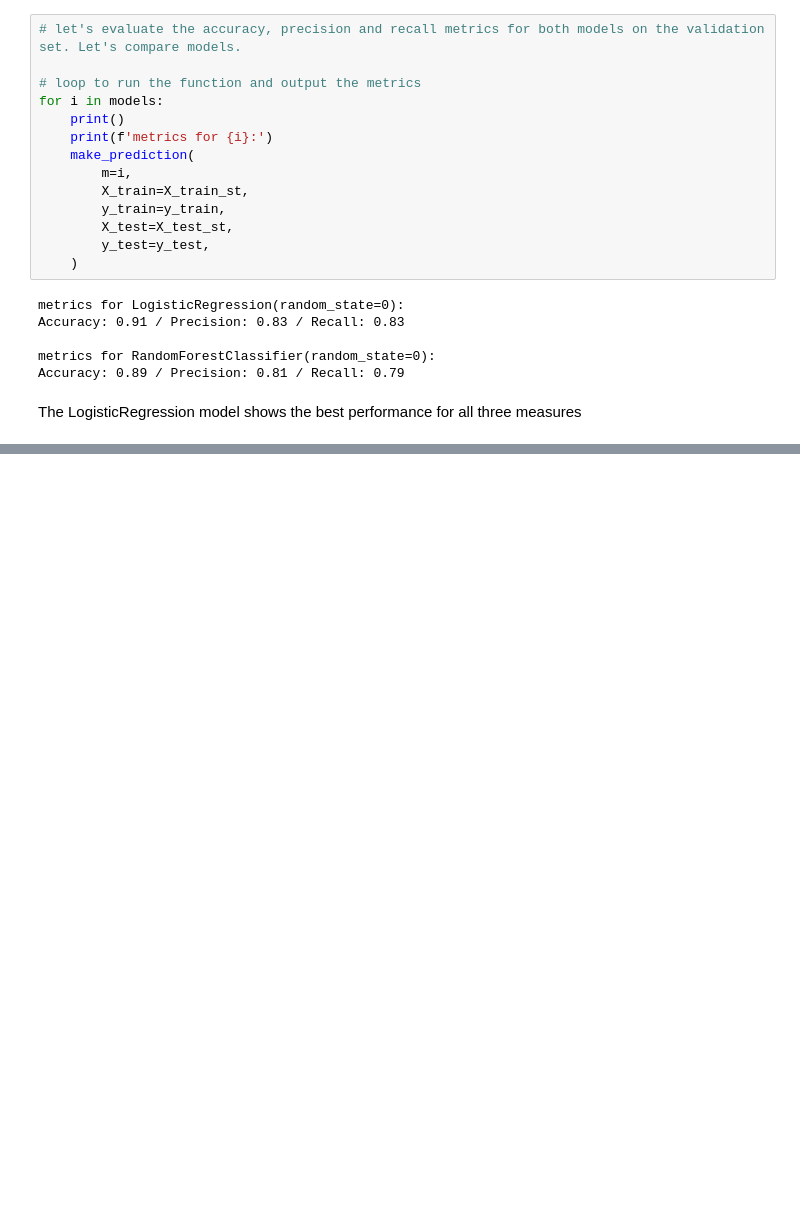
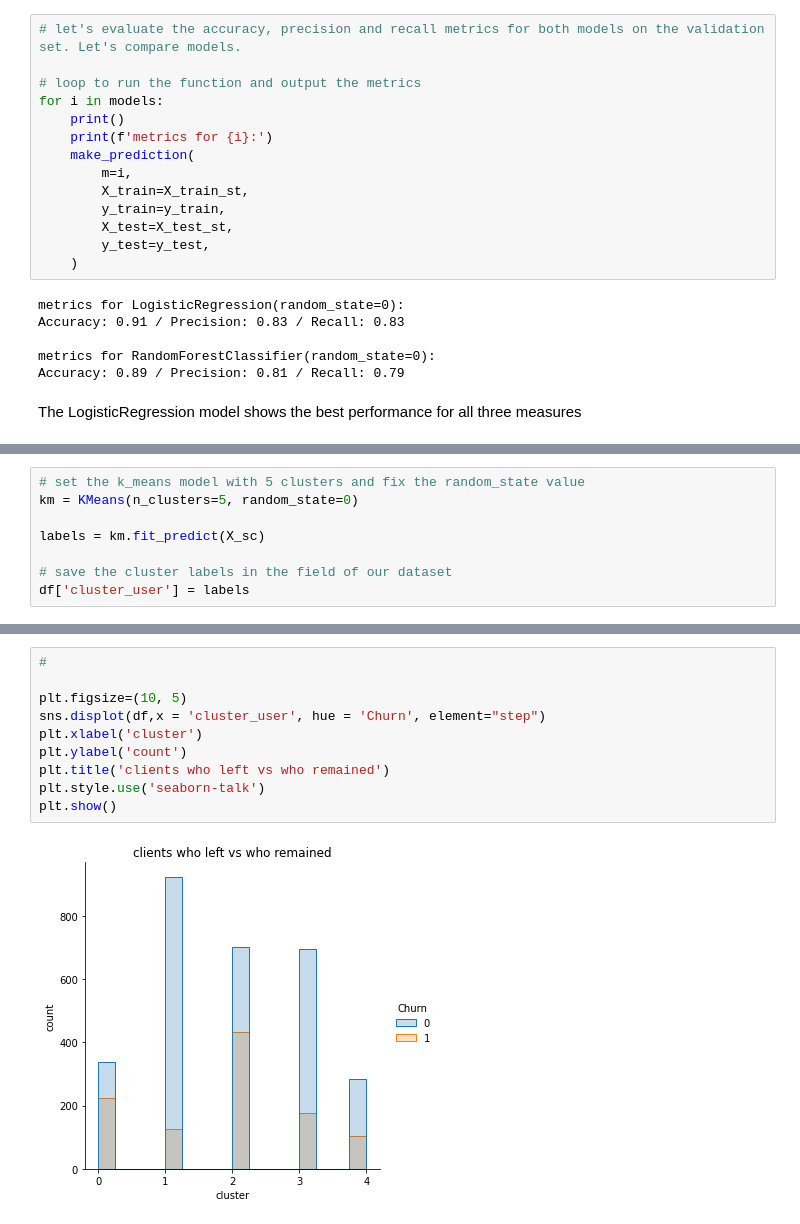
Before and after one commit to mgrigorii/ML-in-data-analysis, a Jupyter notebook: ml-in-data-analysis.ipynb, the cells around one changed output, grey strips where cells are left out. Drawn from its saved outputs; the diff is of its cells as text; blank space fills up the shorter version.

```diff
--- a/ml-in-data-analysis.ipynb
+++ b/ml-in-data-analysis.ipynb
@@ -278,0 +307,8 @@ The LogisticRegression model shows the best performance for all three measures
+# %%
+# set the k_means model with 5 clusters and fix the random_state value
+km = KMeans(n_clusters=5, random_state=0)
+
+labels = km.fit_predict(X_sc)
+
+# save the cluster labels in the field of our dataset
+df['cluster_user'] = labels
@@ -278,0 +337,12 @@ The LogisticRegression model shows the best performance for all three measures
+# %%
+#
+
+plt.figsize=(10, 5)
+sns.displot(df,x = 'cluster_user', hue = 'Churn', element="step")
+plt.xlabel('cluster')
+plt.ylabel('count')
+plt.title('clients who left vs who remained')
+plt.style.use('seaborn-talk')
+plt.show()
+# %% [output]
+[figure, added]
```
Also changed, not shown: parts of 12 cells of this notebook.
